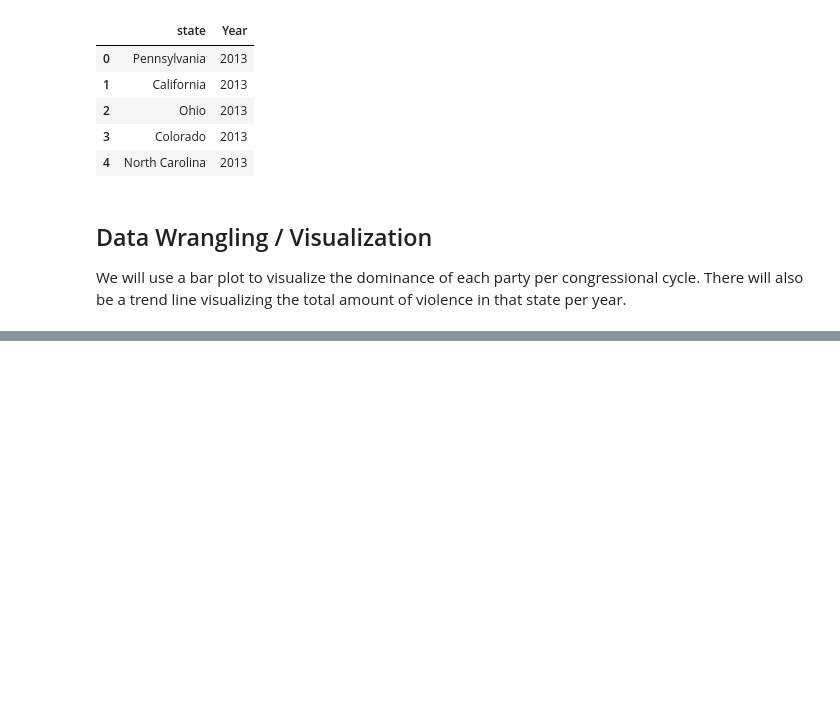
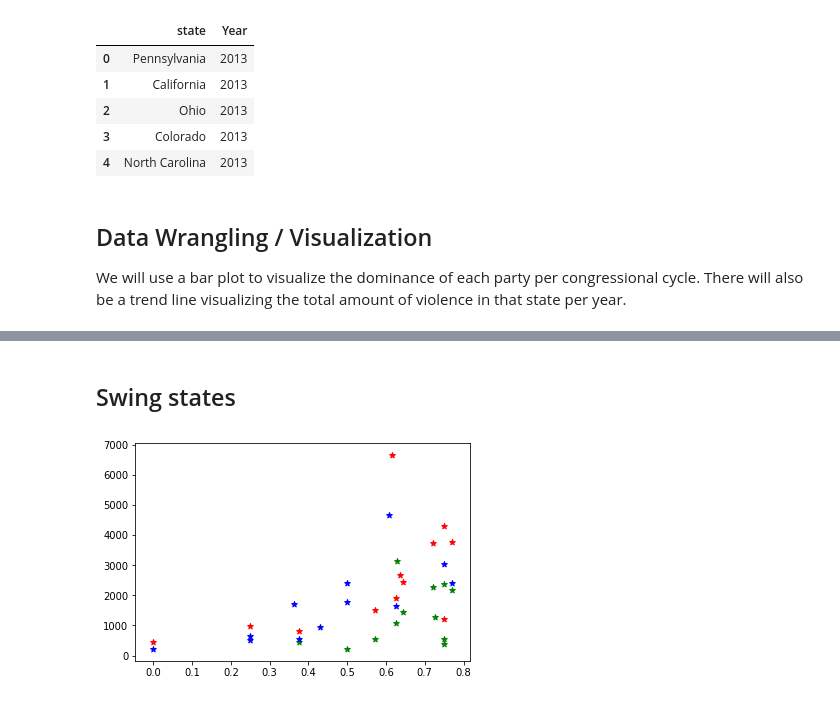
Before and after one commit to vchi747/Cogs-108-Final-Project, a Jupyter notebook: Cogs 108 Final Project.ipynb, the cells around one changed output, grey strips where cells are left out. Saved outputs shown, nothing was run; the diff lists cells and outputs as text; code cells hidden in the pictures; blank space fills up the shorter version.

```diff
--- a/Cogs 108 Final Project.ipynb
+++ b/Cogs 108 Final Project.ipynb
@@ -150,0 +202,19 @@ state
+# %% [markdown]
+## Swing states
+# %%
+swing_states = ['Colorado', 'Florida', 'Iowa', 'Michigan', 'Minnesota', 'Ohio', 'Nevada', 'New Hampshire', 'North Carolina', 'Pennsylvania', 'Virginia', 'Wisconsin']
+df_total_violence_swing = df_total_violence.loc[swing_states]
+df_percent_rep_swing = df_percent_rep.loc[swing_states]
+
+x = df_percent_rep_swing[2014].tolist()
+y = df_total_violence_swing[2014].tolist()
+plt.scatter(x, y, label="2014", color="green", marker="*")
+x = df_percent_rep_swing[2016].tolist()
+y = df_total_violence_swing[2016].tolist()
+plt.scatter(x, y, label="2016", color="red", marker="*")
+x = df_percent_rep_swing[2018].tolist()
+y = df_total_violence_swing[2018].tolist()
+plt.scatter(x, y, label="2018", color="blue", marker="*")
+plt.show()
+# %% [output]
+[figure, added]
```
Also changed, not shown: parts of 12 cells of this notebook.
